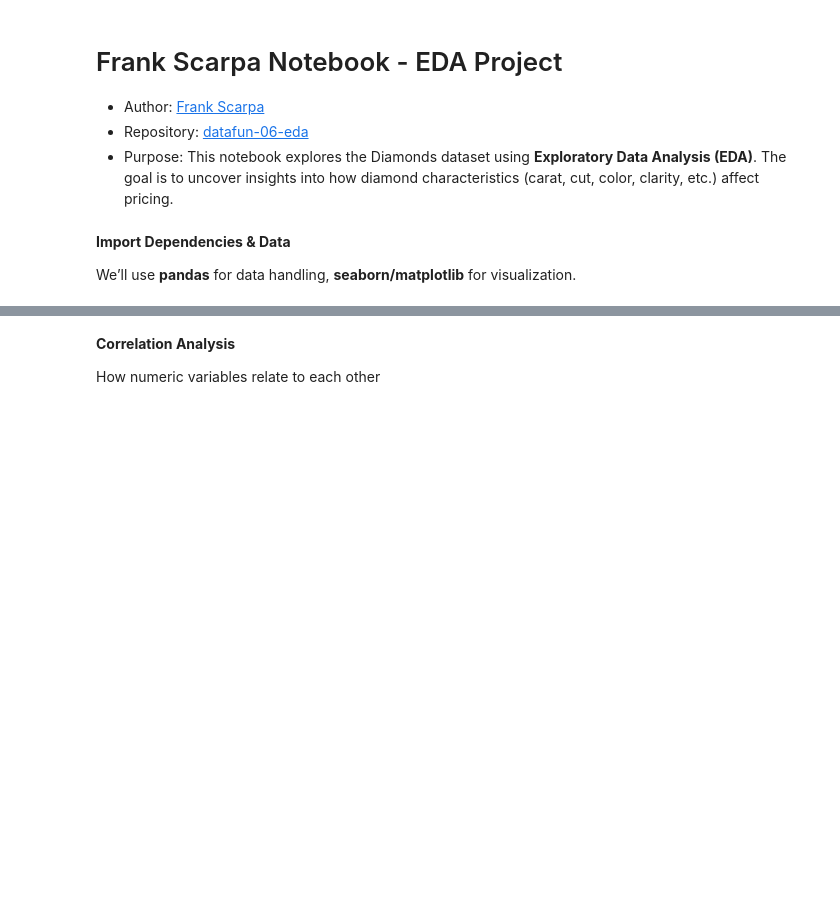
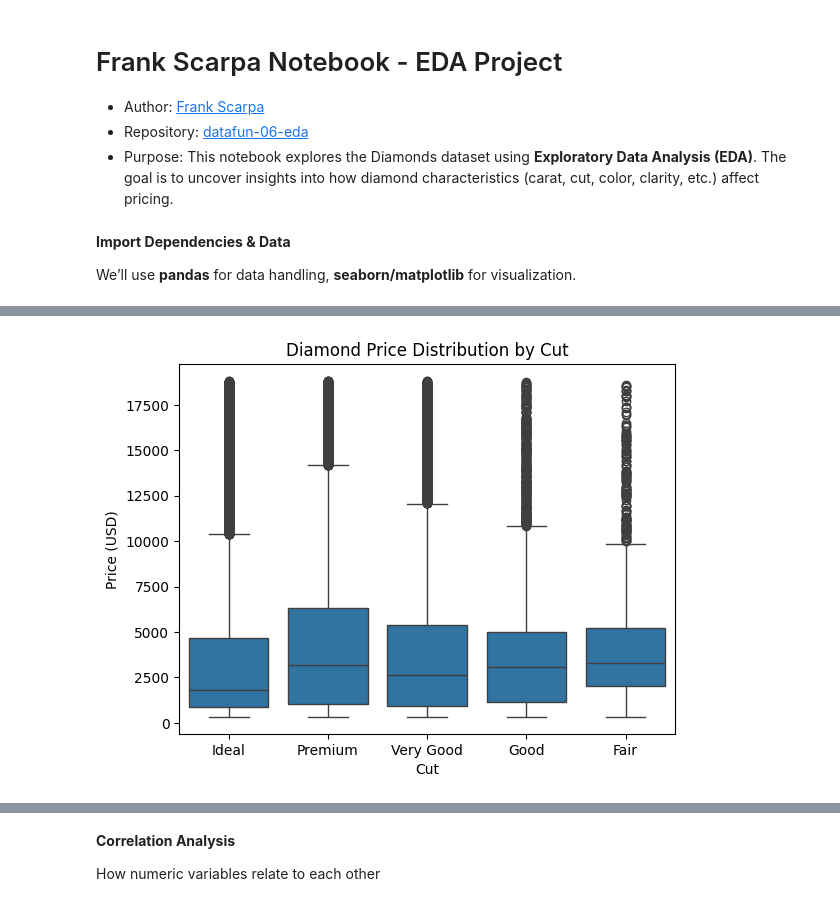
Before and after one commit to bankoscarpa/datafun-06-eda, a Jupyter notebook: bankoscarpa_eda.ipynb, the cells around one changed output, grey strips where cells are left out. Saved outputs shown, nothing was run; the diff lists cells and outputs as text; code cells hidden in the pictures; blank space fills up the shorter version.

```diff
--- a/bankoscarpa_eda.ipynb
+++ b/bankoscarpa_eda.ipynb
@@ -59,0 +141,9 @@ plt.show()
+# %%
+# Boxplot of Price by Cut
+sns.boxplot(x='cut', y='price', data=diamonds, order=diamonds['cut'].value_counts().index)
+plt.title("Diamond Price Distribution by Cut")
+plt.xlabel("Cut")
+plt.ylabel("Price (USD)")
+plt.show()
+# %% [output]
+[figure, added]
```
Also changed, not shown: parts of 18 cells of this notebook.
